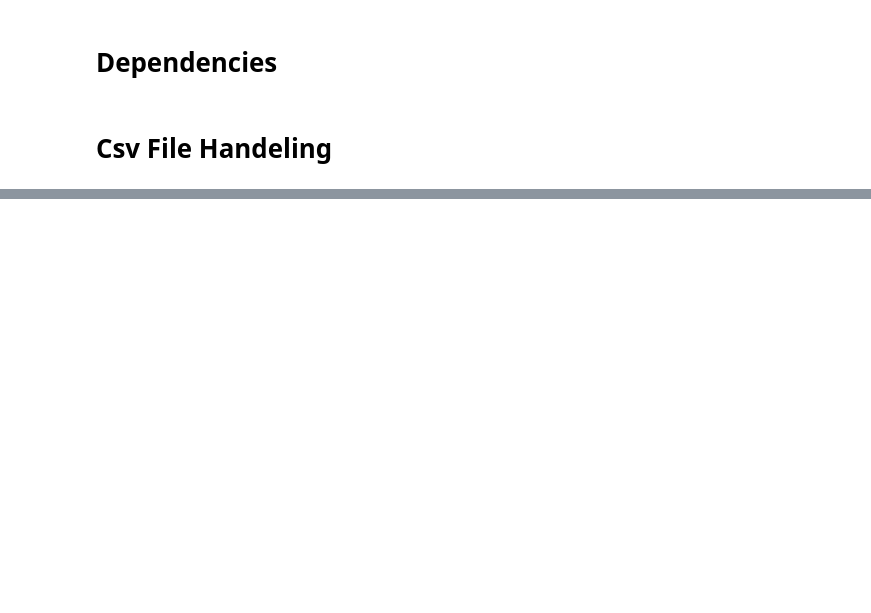
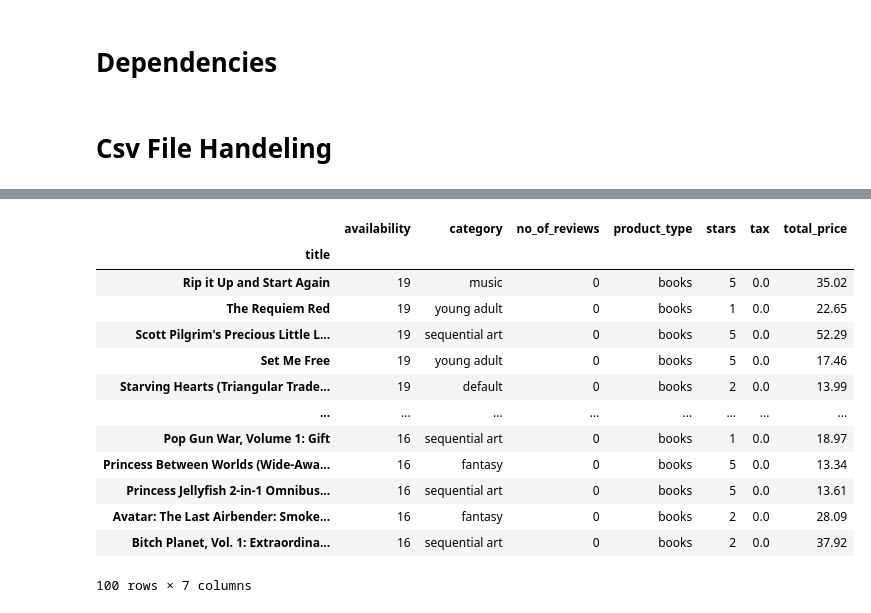
Before and after one commit to Rayal-Khatri/Python, a Jupyter notebook: Pandas/Read_files.ipynb, the cells around one changed output, grey strips where cells are left out. Saved outputs shown, nothing was run; the diff lists cells and outputs as text; code cells hidden in the pictures; blank space fills up the shorter version.

```diff
--- a/Pandas/Read_files.ipynb
+++ b/Pandas/Read_files.ipynb
@@ -23,0 +32,24 @@ df
+# %%
+df_test = pd.read_csv(
+    'bookdata.csv',
+    nrows = 100 ,
+    usecols = [0,1,3,4,5,6,7,8],
+    skiprows = [2,4],        # skiping Rows
+    index_col= "title"
+)
+df_test
+# %% [output]
+|  | availability | category | no_of_reviews | product_type | stars | tax | total_price |
+| title |  |  |  |  |  |  |  |
+| Rip it Up and Start Again | 19 | music | 0 | books | 5 | 0.0 | 35.02 |
+| The Requiem Red | 19 | young adult | 0 | books | 1 | 0.0 | 22.65 |
+| Scott Pilgrim's Precious Little L... | 19 | sequential art | 0 | books | 5 | 0.0 | 52.29 |
+| Set Me Free | 19 | young adult | 0 | books | 5 | 0.0 | 17.46 |
+| Starving Hearts (Triangular Trade... | 19 | default | 0 | books | 2 | 0.0 | 13.99 |
+| ... | ... | ... | ... | ... | ... | ... | ... |
+| Pop Gun War, Volume 1: Gift | 16 | sequential art | 0 | books | 1 | 0.0 | 18.97 |
+| Princess Between Worlds (Wide-Awa... | 16 | fantasy | 0 | books | 5 | 0.0 | 13.34 |
+| Princess Jellyfish 2-in-1 Omnibus... | 16 | sequential art | 0 | books | 5 | 0.0 | 13.61 |
+| Avatar: The Last Airbender: Smoke... | 16 | fantasy | 0 | books | 2 | 0.0 | 28.09 |
+| Bitch Planet, Vol. 1: Extraordina... | 16 | sequential art | 0 | books | 2 | 0.0 | 37.92 |
+100 rows × 7 columns
```
Also changed, not shown: parts of 11 cells of this notebook, 2 other files.
